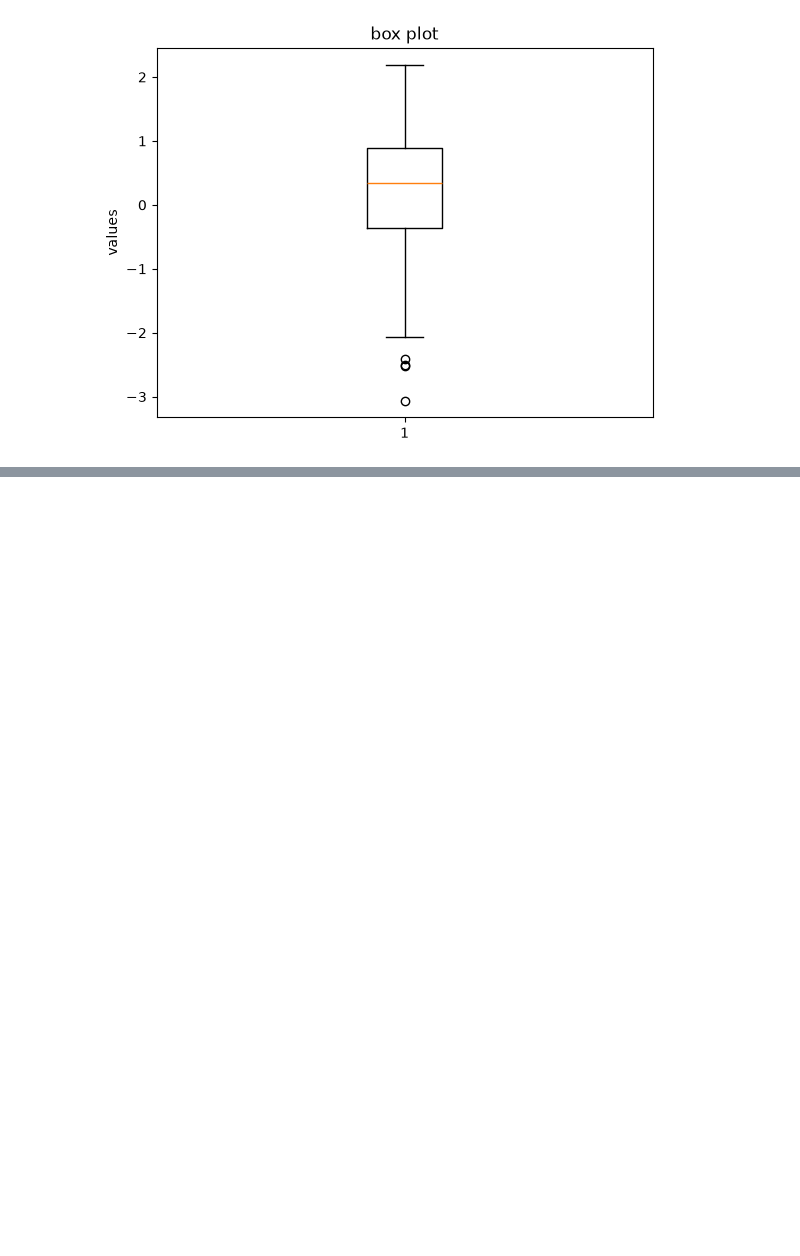
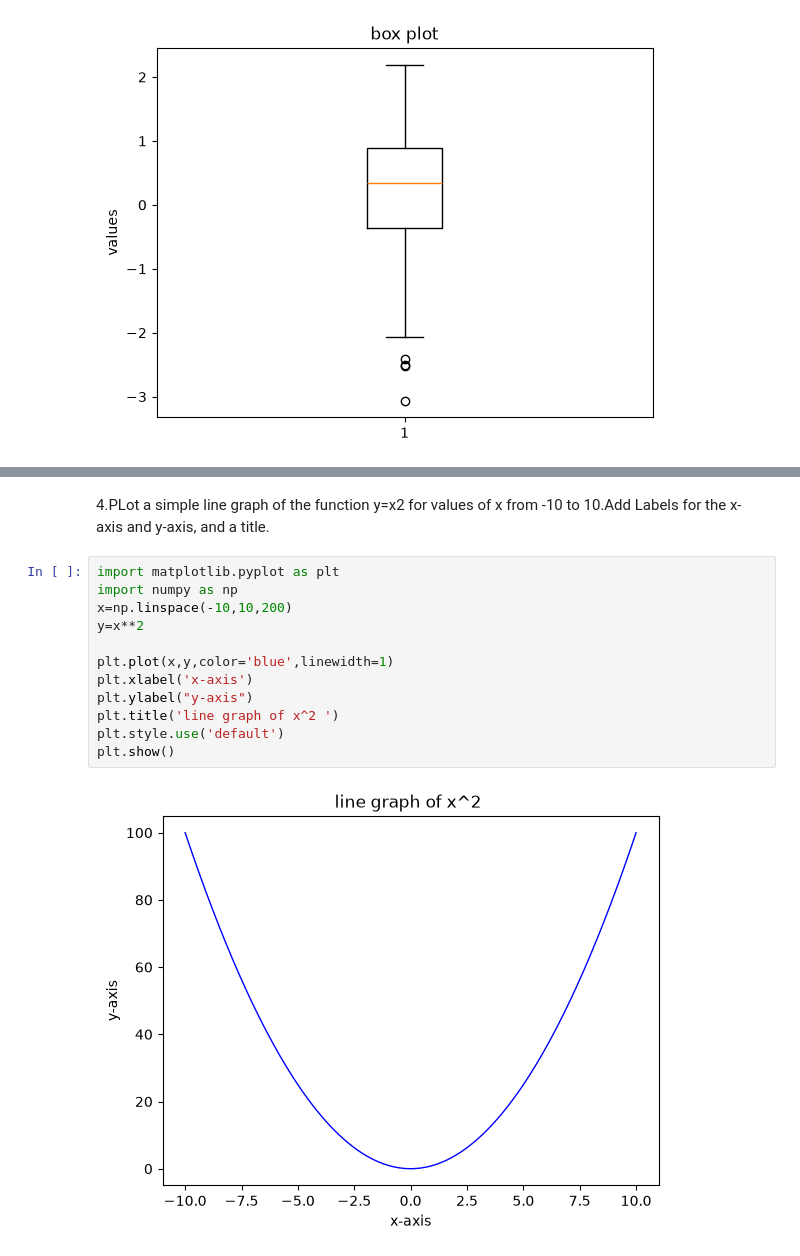
Before and after one commit to shimnasherin73/python-basics, a Jupyter notebook: matplotlib.ipynb, the cells around one changed output, grey strips where cells are left out. Drawn from its saved outputs; the diff is of its cells as text; blank space fills up the shorter version.

```diff
--- a/matplotlib.ipynb
+++ b/matplotlib.ipynb
@@ -560,0 +624,16 @@ plt.show()
+# %% [markdown]
+4.PLot a simple line graph of the function y=x2 for values of x from -10 to 10.Add Labels for the x-axis and y-axis, and a title.
+# %%
+import matplotlib.pyplot as plt
+import numpy as np
+x=np.linspace(-10,10,200)
+y=x**2
+
+plt.plot(x,y,color='blue',linewidth=1)
+plt.xlabel('x-axis')
+plt.ylabel("y-axis")
+plt.title('line graph of x^2 ')
+plt.style.use('default')
+plt.show()
+# %% [output]
+[figure, added]
```
Also changed, not shown: parts of 15 cells of this notebook.
